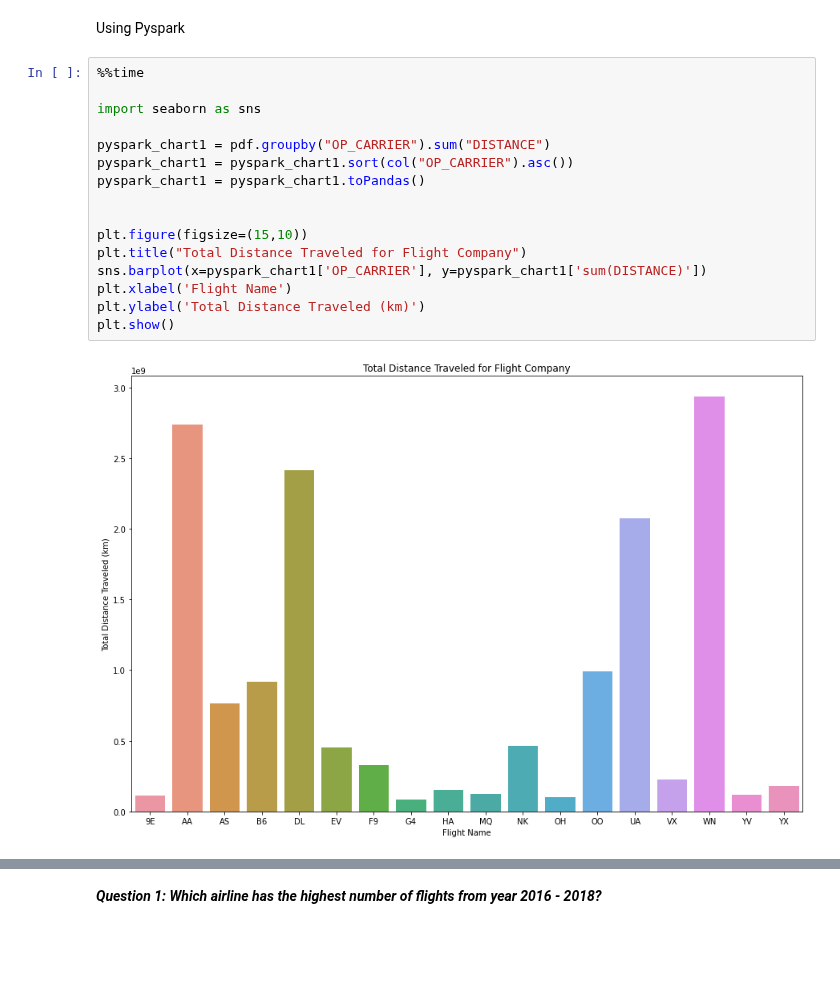
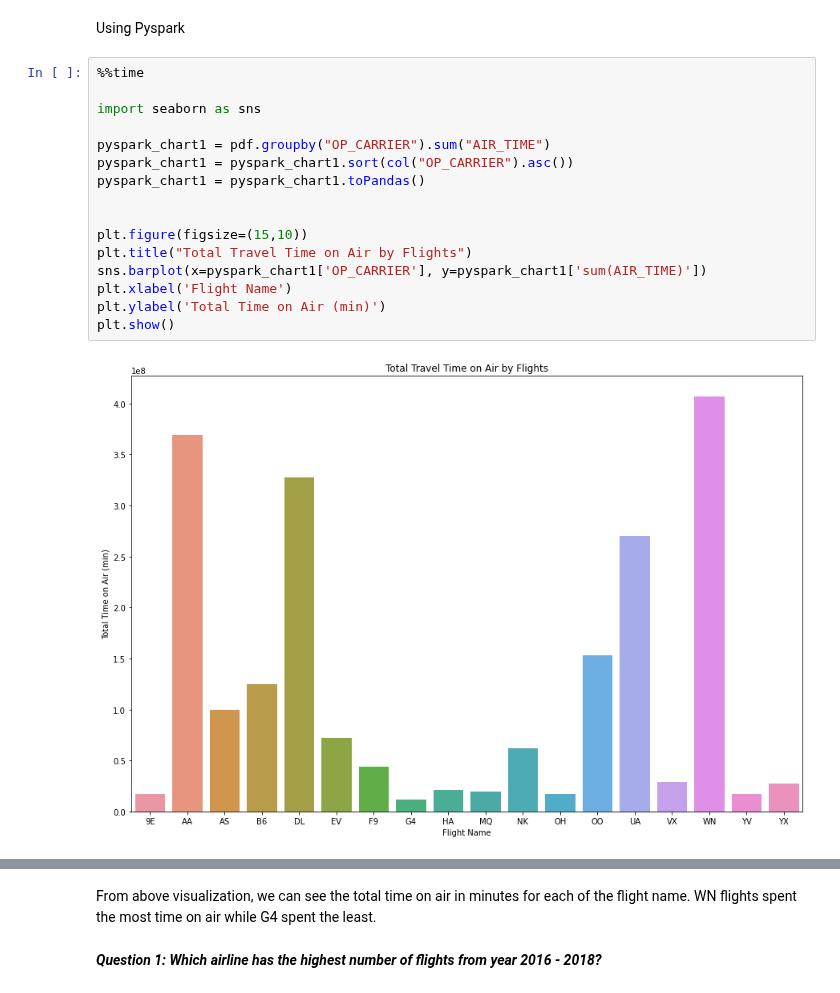
Before and after one commit to drshahizan/Python-big-data, a Jupyter notebook: Project/BigMac/HPDP_Group_Project.ipynb, the cells around one changed output, grey strips where cells are left out. Drawn from its saved outputs; the diff is of its cells as text; blank space fills up the shorter version.

```diff
--- a/Project/BigMac/HPDP_Group_Project.ipynb
+++ b/Project/BigMac/HPDP_Group_Project.ipynb
@@ -621,18 +620,18 @@ Using Pyspark
 # %%
 %%time
 
 import seaborn as sns
 
-pyspark_chart1 = pdf.groupby("OP_CARRIER").sum("DISTANCE")
+pyspark_chart1 = pdf.groupby("OP_CARRIER").sum("AIR_TIME")
 pyspark_chart1 = pyspark_chart1.sort(col("OP_CARRIER").asc())
 pyspark_chart1 = pyspark_chart1.toPandas()
 
 
 plt.figure(figsize=(15,10))
-plt.title("Total Distance Traveled for Flight Company")
-sns.barplot(x=pyspark_chart1['OP_CARRIER'], y=pyspark_chart1['sum(DISTANCE)'])
+plt.title("Total Travel Time on Air by Flights")
+sns.barplot(x=pyspark_chart1['OP_CARRIER'], y=pyspark_chart1['sum(AIR_TIME)'])
 plt.xlabel('Flight Name')
-plt.ylabel('Total Distance Traveled (km)')
+plt.ylabel('Total Time on Air (min)')
 plt.show()
 # %% [output]
-[figure, old version]
+[figure, new version]
@@ -641,3 +640,5 @@ Wall time: 1min 23s
+# %% [markdown]
+From above visualization, we can see the total time on air in minutes for each of the flight name. WN flights spent the most time on air while G4 spent the least.
 # %% [markdown]
 ***Question 1: Which airline has the highest number of flights from year 2016 - 2018?***
 # %% [markdown]
```
Also changed, not shown: parts of 23 cells of this notebook.
